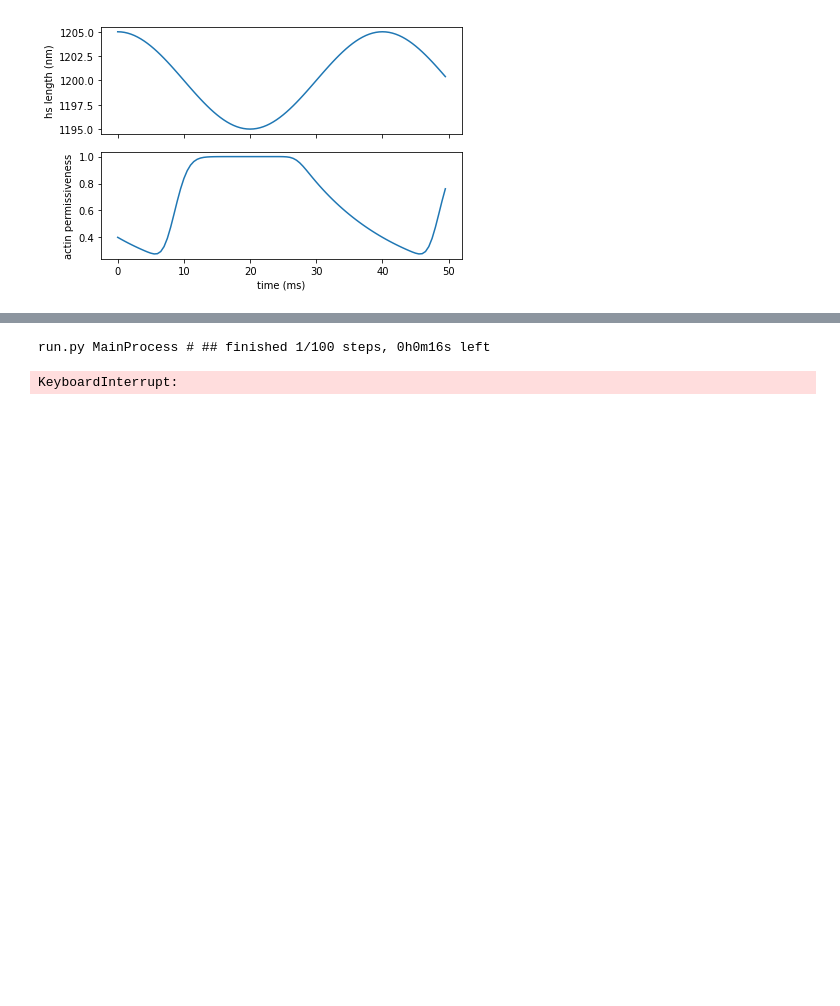
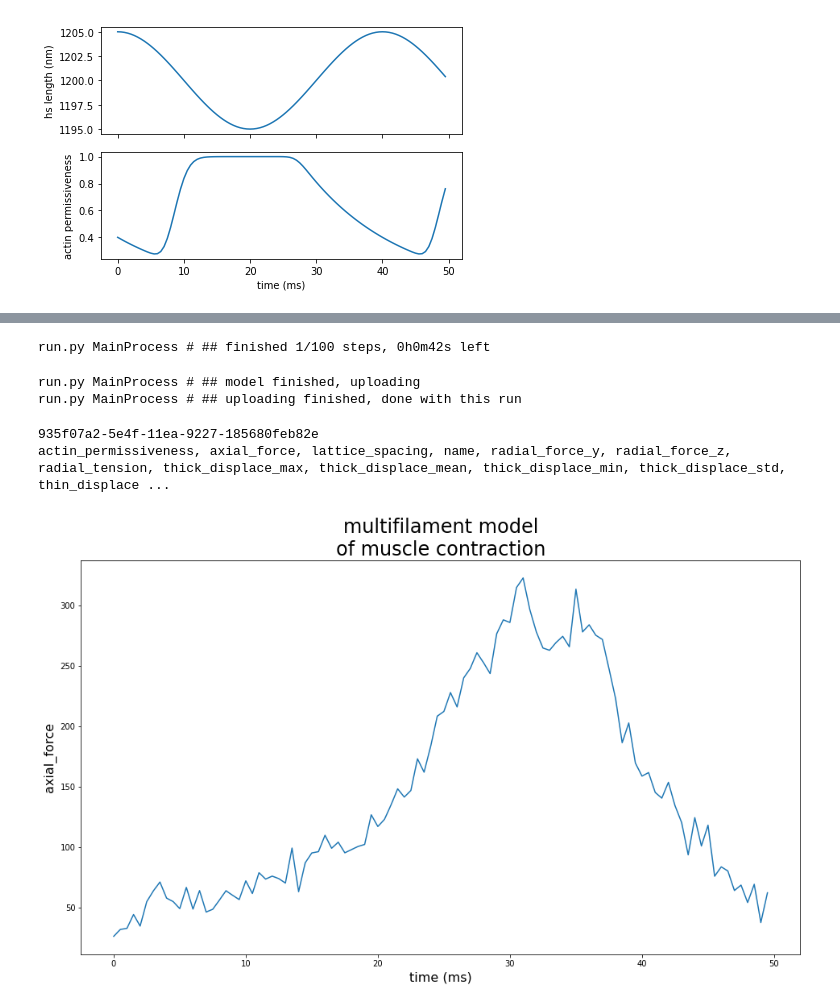
Before and after one commit to travistune3/multifil, a Jupyter notebook: helloSarc.ipynb, the cells around one changed output, grey strips where cells are left out. Drawn from its saved outputs; the diff is of its cells as text; code cells hidden in the pictures; blank space fills up the shorter version.

Commit message:
changed some variable names, added option to disinclude the sarc dictionary, modified example files

```diff
--- a/helloSarc.ipynb
+++ b/helloSarc.ipynb
@@ -87,12 +85,20 @@ run = multifil.aws.run.manage(run_file, False)
-# %%
-# Begin running
-run.run_and_save()
-# %% [output]
-run.py MainProcess # ## finished 1/100 steps, 0h0m16s left
-KeyboardInterrupt:
+# %%
+run_manager = multifil.aws.run.manage(run_file, False) # have run.py create the sarc from meta
+# Begin running
+run_manager.run_and_save()   # with our new sarc, run it
+# %% [output]
+run.py MainProcess # ## finished 1/100 steps, 0h0m42s left
+run.py MainProcess # ## model finished, uploading
+run.py MainProcess # ## uploading finished, done with this run
 # %%
 print(run_name)
 data_name = run_file.split('.meta')[0] + '.data.json'
 
 with open(data_name, 'r') as file:
     data = json.load(file)
+
+for key in data.keys():
+    print(key, end=", ")
+# %% [output]
+935f07a2-5e4f-11ea-9227-185680feb82e
+actin_permissiveness, axial_force, lattice_spacing, name, radial_force_y, radial_force_z, radial_tension, thick_displace_max, thick_displace_mean, thick_displace_min, thick_displace_std, thin_displace ...
@@ -104,0 +105,20 @@ work_and_workloops.workloop_plot(ax, data['z_line'], data['axial_force'])
+# %%
+key = "axial_force"
+fs = 16
+
+# recreate time trace in milliseconds
+time_trace = data['timestep'].copy()
+for i in range(len(time_trace)):
+    time_trace[i] *= data['timestep_length']
+
+fig, axes = plt.subplots(figsize=(16, 9))
+axes.plot(time_trace, data[key])
+plt.title("multifilament model\nof muscle contraction", fontsize=fs*1.5)
+plt.xlabel("time (ms)", fontsize=fs)
+plt.ylabel(key, fontsize=fs)
+
+save = True # OI! make sure you know whats going on here in this statement
+if save:
+    plt.savefig(output_dir + str(run_name) + "png")
+# %% [output]
+[figure, added]
```
Also changed, not shown: parts of 7 cells of this notebook, 3 other files.
